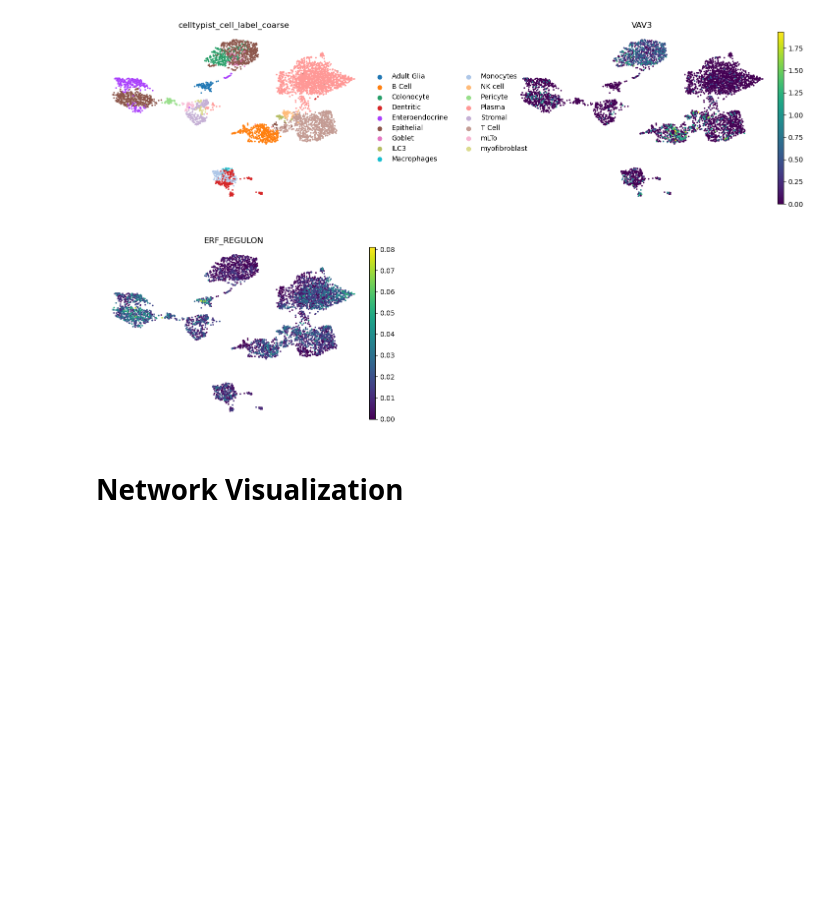
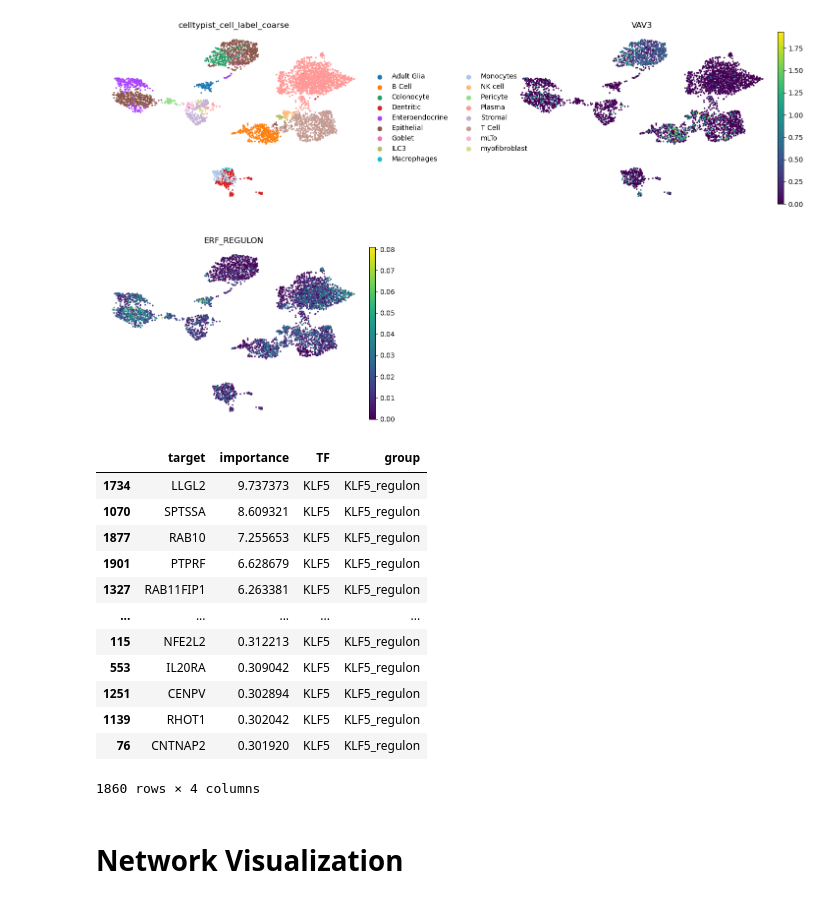
Before and after one commit to chickaroo/genereporter, a Jupyter notebook: src/network_viz.ipynb, the cells around one changed output. Cells and saved outputs as stored; diff of their text form; code cells hidden in the pictures; blank space fills up the shorter version.

```diff
--- a/src/network_viz.ipynb
+++ b/src/network_viz.ipynb
@@ -303,6 +309,22 @@ plot_regulon_expression()
 The following regulons are present in relevant AUCell cellular-level analysis: ['ERF_REGULON']
 Plotting cell-type specific expression or AUCell score for GOI and regulons
 [figure]
+# %%
+goi_grn[goi_grn['TF'] == 'KLF5']
+# %% [output]
+|  | target | importance | TF | group |
+| 1734 | LLGL2 | 9.737373 | KLF5 | KLF5_regulon |
+| 1070 | SPTSSA | 8.609321 | KLF5 | KLF5_regulon |
+| 1877 | RAB10 | 7.255653 | KLF5 | KLF5_regulon |
+| 1901 | PTPRF | 6.628679 | KLF5 | KLF5_regulon |
+| 1327 | RAB11FIP1 | 6.263381 | KLF5 | KLF5_regulon |
+| ... | ... | ... | ... | ... |
+| 115 | NFE2L2 | 0.312213 | KLF5 | KLF5_regulon |
+| 553 | IL20RA | 0.309042 | KLF5 | KLF5_regulon |
+| 1251 | CENPV | 0.302894 | KLF5 | KLF5_regulon |
+| 1139 | RHOT1 | 0.302042 | KLF5 | KLF5_regulon |
+| 76 | CNTNAP2 | 0.301920 | KLF5 | KLF5_regulon |
+1860 rows × 4 columns
 # %% [markdown]
 # Network Visualization
 # %%
```
Also changed, not shown: parts of 4 cells of this notebook, 4 other files.
